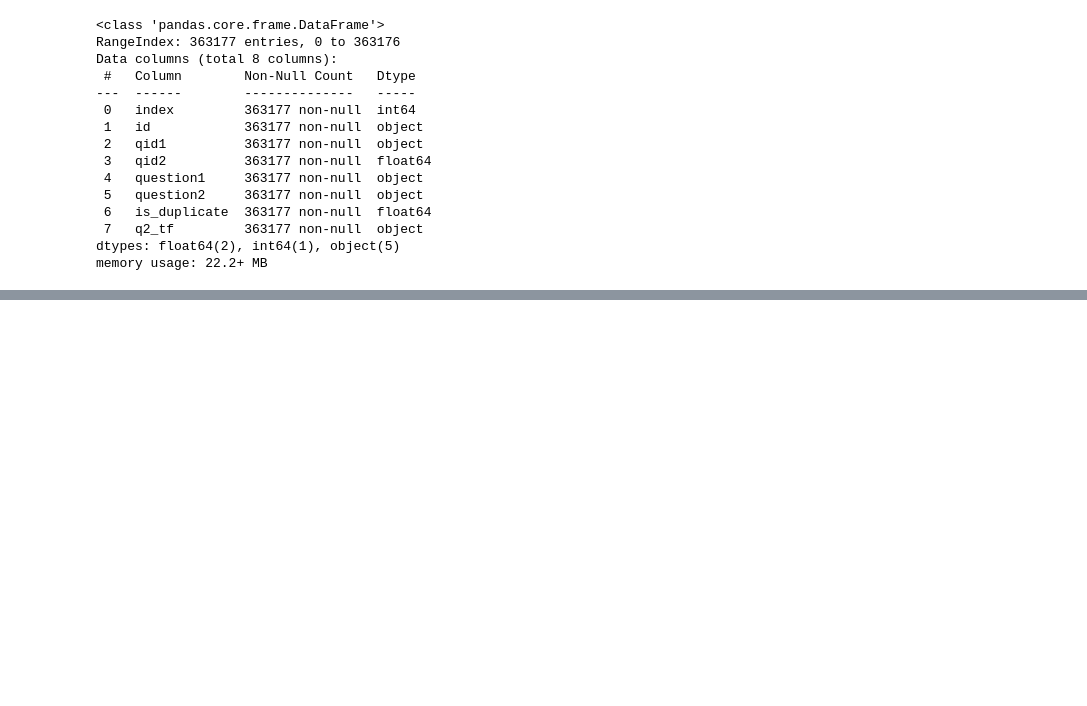
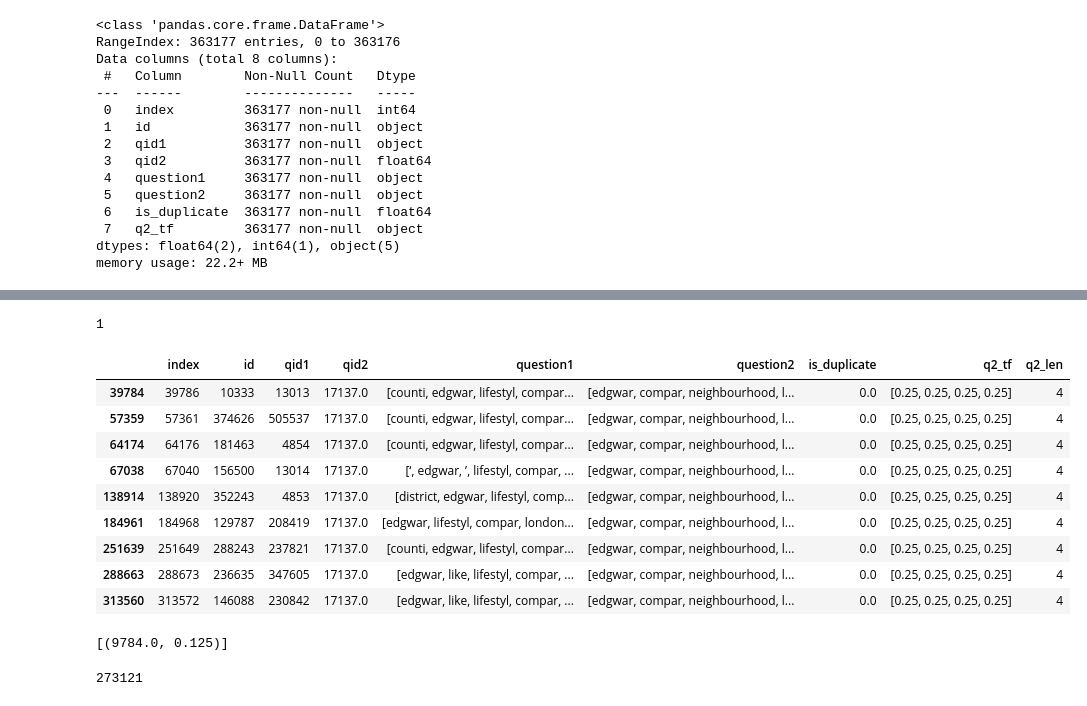
Before and after one commit to CrazyDaffodils/Learning_NLP, a Jupyter notebook: code/Assignment_2/Untitled.ipynb, the cells around one changed output, grey strips where cells are left out. Saved outputs shown, nothing was run; the diff lists cells and outputs as text; code cells hidden in the pictures; blank space fills up the shorter version.

```diff
--- a/code/Assignment_2/Untitled.ipynb
+++ b/code/Assignment_2/Untitled.ipynb
@@ -256,0 +323,3 @@ len(DF)
+# %%
+df['q2_len'] = df['question2'].apply(lambda x: len(x) )
+df.head()
@@ -256,0 +333,5 @@ len(DF)
+# %%
+doc_words = dict(zip(df['qid2'],df['question2']))
+doc_words[213222.0].count('level')
+# %% [output]
+1
@@ -256,0 +346,13 @@ len(DF)
+# %%
+df[df['qid2']== 17137.0]
+# %% [output]
+|  | index | id | qid1 | qid2 | question1 | question2 | is_duplicate | q2_tf | q2_len |
+| 39784 | 39786 | 10333 | 13013 | 17137.0 | [counti, edgwar, lifestyl, compar... | [edgwar, compar, neighbourhood, l... | 0.0 | [0.25, 0.25, 0.25, 0.25] | 4 |
+| 57359 | 57361 | 374626 | 505537 | 17137.0 | [counti, edgwar, lifestyl, compar... | [edgwar, compar, neighbourhood, l... | 0.0 | [0.25, 0.25, 0.25, 0.25] | 4 |
+| 64174 | 64176 | 181463 | 4854 | 17137.0 | [counti, edgwar, lifestyl, compar... | [edgwar, compar, neighbourhood, l... | 0.0 | [0.25, 0.25, 0.25, 0.25] | 4 |
+| 67038 | 67040 | 156500 | 13014 | 17137.0 | [‘, edgwar, ’, lifestyl, compar, ... | [edgwar, compar, neighbourhood, l... | 0.0 | [0.25, 0.25, 0.25, 0.25] | 4 |
+| 138914 | 138920 | 352243 | 4853 | 17137.0 | [district, edgwar, lifestyl, comp... | [edgwar, compar, neighbourhood, l... | 0.0 | [0.25, 0.25, 0.25, 0.25] | 4 |
+| 184961 | 184968 | 129787 | 208419 | 17137.0 | [edgwar, lifestyl, compar, london... | [edgwar, compar, neighbourhood, l... | 0.0 | [0.25, 0.25, 0.25, 0.25] | 4 |
+| 251639 | 251649 | 288243 | 237821 | 17137.0 | [counti, edgwar, lifestyl, compar... | [edgwar, compar, neighbourhood, l... | 0.0 | [0.25, 0.25, 0.25, 0.25] | 4 |
+| 288663 | 288673 | 236635 | 347605 | 17137.0 | [edgwar, like, lifestyl, compar, ... | [edgwar, compar, neighbourhood, l... | 0.0 | [0.25, 0.25, 0.25, 0.25] | 4 |
+| 313560 | 313572 | 146088 | 230842 | 17137.0 | [edgwar, like, lifestyl, compar, ... | [edgwar, compar, neighbourhood, l... | 0.0 | [0.25, 0.25, 0.25, 0.25] | 4 |
@@ -256,0 +366,4 @@ len(DF)
+# %%
+double_zipped[0]
+# %% [output]
+[(9784.0, 0.125)]
@@ -256,0 +374,5 @@ len(DF)
+# %%
+N = df['qid2'].nunique()
+N
+# %% [output]
+273121
```
Also changed, not shown: parts of 22 cells of this notebook, 2 other files.
